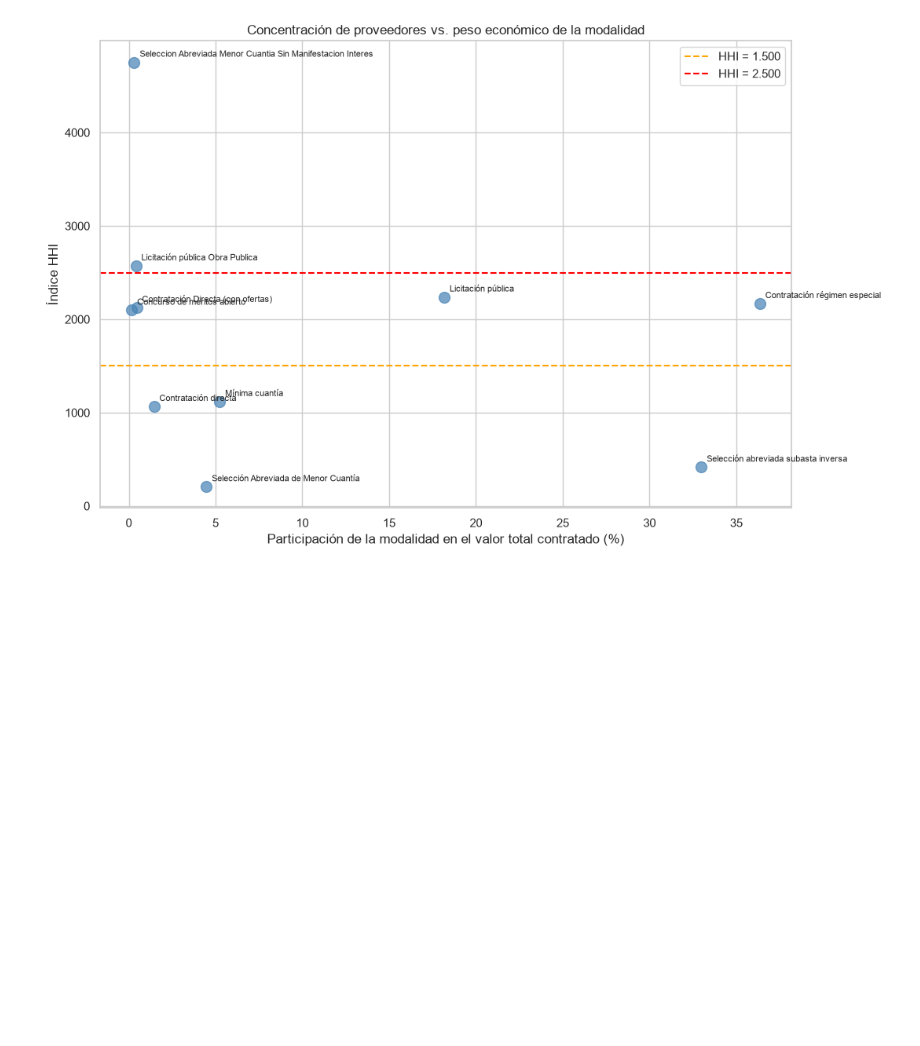
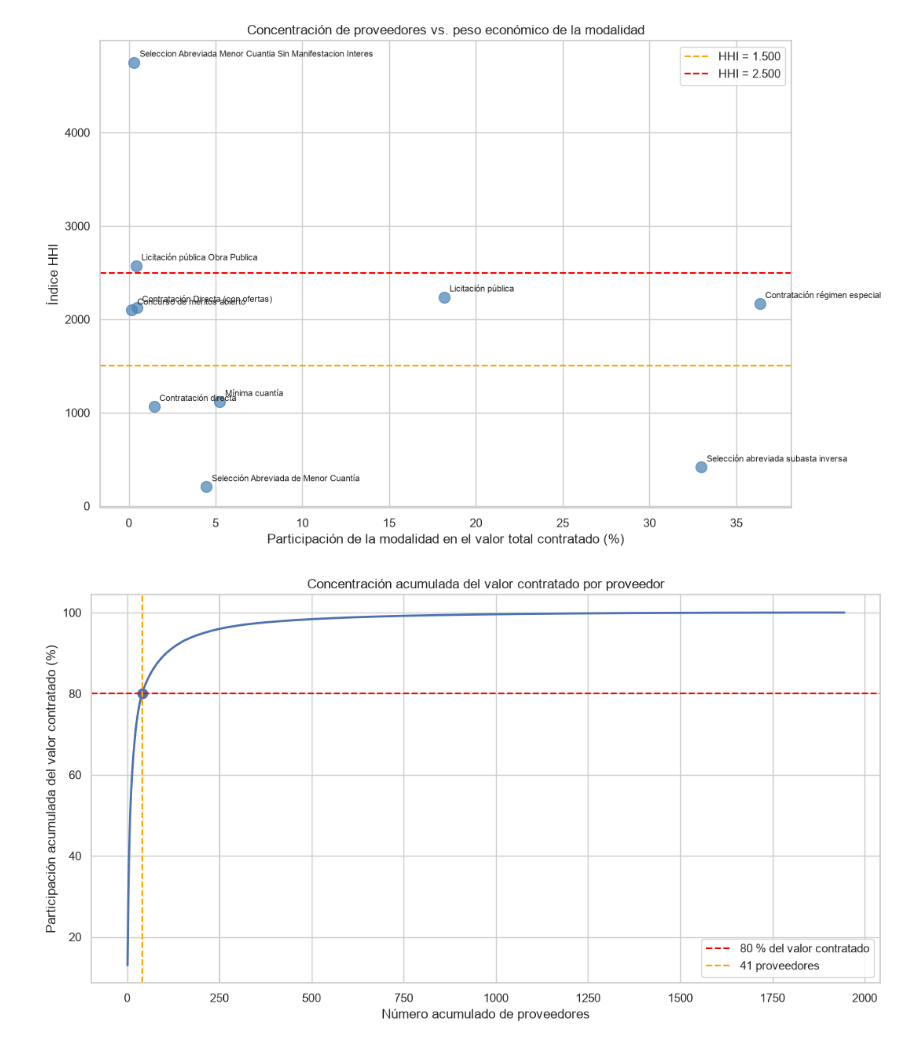
Before and after one commit to andrw4-4/proyecto1-secop-agencia-logistica, a Jupyter notebook: 03-analisis-datos/Pregunta 1 babs análisis de datos.ipynb, the cells around one changed output. Saved outputs shown, nothing was run; the diff lists cells and outputs as text; code cells hidden in the pictures; blank space fills up the shorter version.

Commit message:
2.6Concentración  Preg1 (41 proveedores acumulan el 80% del valor contratado)

```diff
--- a/03-analisis-datos/Pregunta 1 babs análisis de datos.ipynb
+++ b/03-analisis-datos/Pregunta 1 babs análisis de datos.ipynb
@@ -331,0 +334,69 @@ plt.show()
+# %%
+# Curva de concentración acumulada de proveedores
+
+proveedores_grafica = (
+    proveedores
+    .sort_values("participacion", ascending=False)
+    .reset_index(drop=True)
+    .copy()
+)
+
+
+proveedores_grafica["ranking"] = (
+    proveedores_grafica.index + 1
+)
+
+
+proveedores_grafica["participacion_acumulada_grafica"] = (
+    proveedores_grafica["participacion"].cumsum() * 100
+)
+
+
+proveedores_80_grafica = (
+    proveedores_grafica["participacion_acumulada_grafica"] < 80
+).sum() + 1
+
+plt.figure(figsize=(11, 6))
+
+plt.plot(
+    proveedores_grafica["ranking"],
+    proveedores_grafica["participacion_acumulada_grafica"],
+    linewidth=2
+)
+
+
+plt.axhline(
+    80,
+    color="red",
+    linestyle="--",
+    label="80 % del valor contratado"
+)
+
+
+plt.axvline(
+    proveedores_80_grafica,
+    color="orange",
+    linestyle="--",
+    label=f"{proveedores_80_grafica} proveedores"
+)
+
+
+plt.scatter(
+    proveedores_80_grafica,
+    80,
+    s=80
+)
+
+plt.xlabel("Número acumulado de proveedores")
+plt.ylabel("Participación acumulada del valor contratado (%)")
+
+plt.title(
+    "Concentración acumulada del valor contratado por proveedor"
+)
+
+plt.legend()
+
+plt.tight_layout()
+plt.show()
+# %% [output]
+[figure, added]
```
Also changed, not shown: parts of 1 cell of this notebook.
